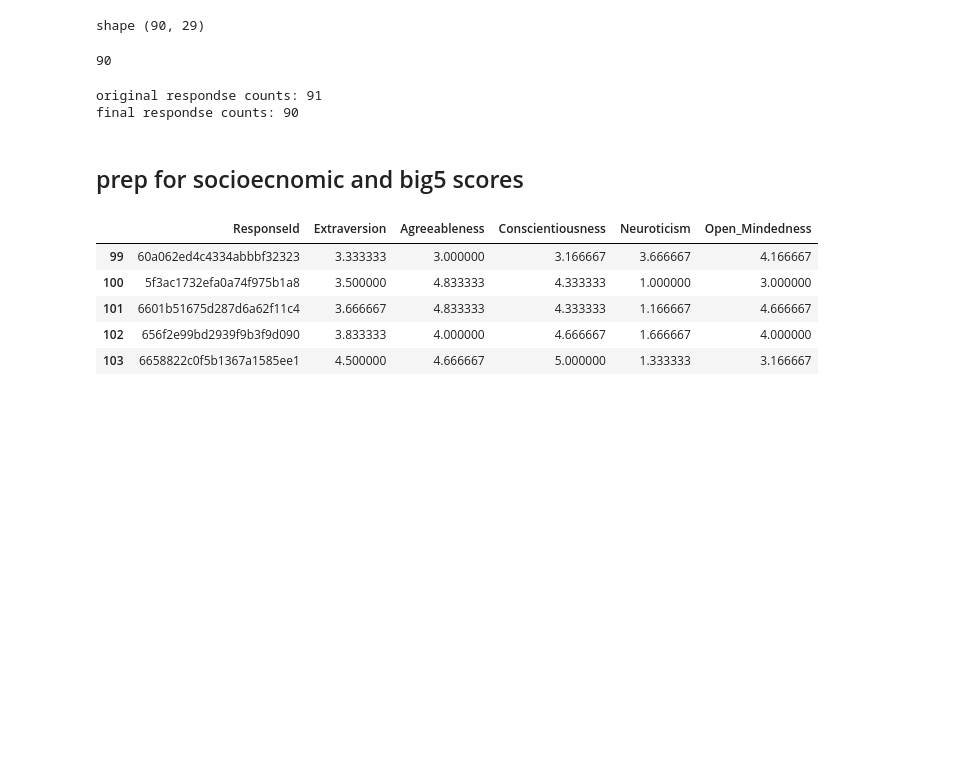
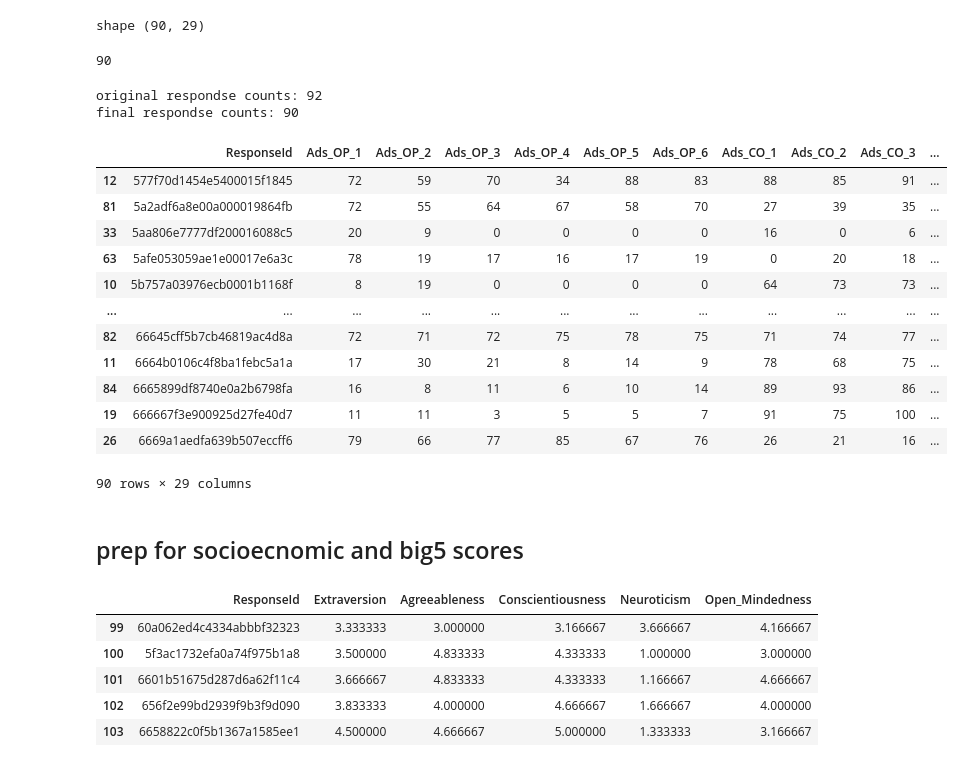
Before and after one commit to suharar/master_thesis, a Jupyter notebook: study3/notebooks/00_result_analysis/study_3_result_analysis.ipynb, the cells around one changed output. Cells and saved outputs as stored; diff of their text form; code cells hidden in the pictures; blank space fills up the shorter version.

```diff
--- a/study3/notebooks/00_result_analysis/study_3_result_analysis.ipynb
+++ b/study3/notebooks/00_result_analysis/study_3_result_analysis.ipynb
@@ -66,11 +67,36 @@ df = df.sort_values(['ResponseId', 'non_null_count'], ascending=[True, False]).d
 df = df.drop('non_null_count', axis=1)
 
 # Filter to keep only target respondents
-df = df[df['ResponseId'].isin(target_respondants)]
-print(f"final respondse counts: {len(df['ResponseId'])}")
+s3_response_df = df[df['ResponseId'].isin(target_respondants)]
+print(f"final respondse counts: {len(s3_response_df['ResponseId'])}")
 # %% [output]
-original respondse counts: 91
+original respondse counts: 92
 final respondse counts: 90
+# %%
+# Reverse scores for columns ending with '_Reversed'
+reversed_columns = [col for col in s3_response_df.columns if col.endswith('_Reversed')]
+for col in reversed_columns:
+    s3_response_df[col] = 100 - s3_response_df[col]
+
+# Remove '_Normal' or '_Reversed' from all column names
+s3_response_df.columns = s3_response_df.columns.str.replace('_Normal', '').str.replace('_Reversed', '')
+
+# Display the modified DataFrame
+s3_response_df
+# %% [output]
+|  | ResponseId | Ads_OP_1 | Ads_OP_2 | Ads_OP_3 | Ads_OP_4 | Ads_OP_5 | Ads_OP_6 | Ads_CO_1 | Ads_CO_2 | Ads_CO_3 | ... |
+| 12 | 577f70d1454e5400015f1845 | 72 | 59 | 70 | 34 | 88 | 83 | 88 | 85 | 91 | ... |
+| 81 | 5a2adf6a8e00a000019864fb | 72 | 55 | 64 | 67 | 58 | 70 | 27 | 39 | 35 | ... |
+| 33 | 5aa806e7777df200016088c5 | 20 | 9 | 0 | 0 | 0 | 0 | 16 | 0 | 6 | ... |
+| 63 | 5afe053059ae1e00017e6a3c | 78 | 19 | 17 | 16 | 17 | 19 | 0 | 20 | 18 | ... |
+| 10 | 5b757a03976ecb0001b1168f | 8 | 19 | 0 | 0 | 0 | 0 | 64 | 73 | 73 | ... |
+| ... | ... | ... | ... | ... | ... | ... | ... | ... | ... | ... | ... |
+| 82 | 66645cff5b7cb46819ac4d8a | 72 | 71 | 72 | 75 | 78 | 75 | 71 | 74 | 77 | ... |
+| 11 | 6664b0106c4f8ba1febc5a1a | 17 | 30 | 21 | 8 | 14 | 9 | 78 | 68 | 75 | ... |
+| 84 | 6665899df8740e0a2b6798fa | 16 | 8 | 11 | 6 | 10 | 14 | 89 | 93 | 86 | ... |
+| 19 | 666667f3e900925d27fe40d7 | 11 | 11 | 3 | 5 | 5 | 7 | 91 | 75 | 100 | ... |
+| 26 | 6669a1aedfa639b507eccff6 | 79 | 66 | 77 | 85 | 67 | 76 | 26 | 21 | 16 | ... |
+90 rows × 29 columns
 # %% [markdown]
 ## prep for socioecnomic and big5 scores
 # %%
```
Also changed, not shown: parts of 19 cells of this notebook, 5 other files.
